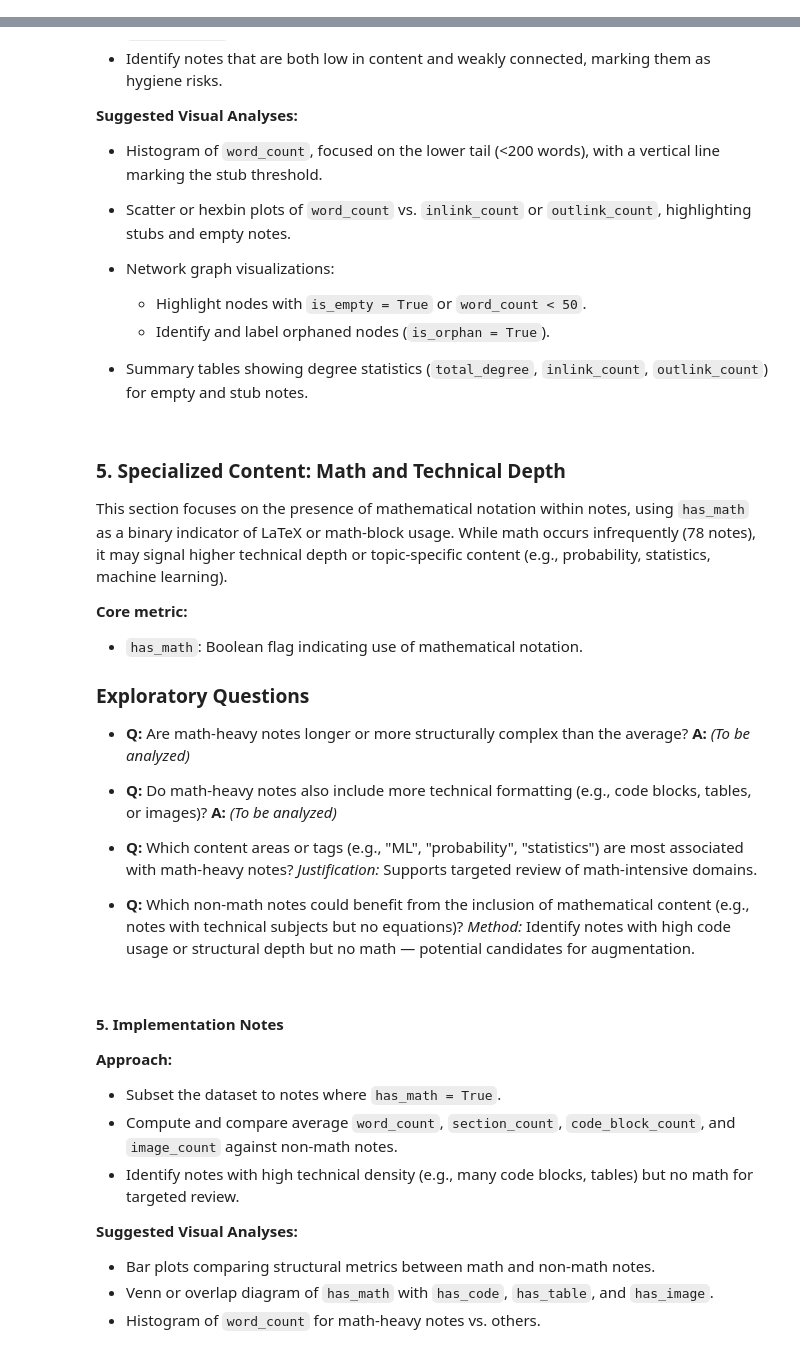
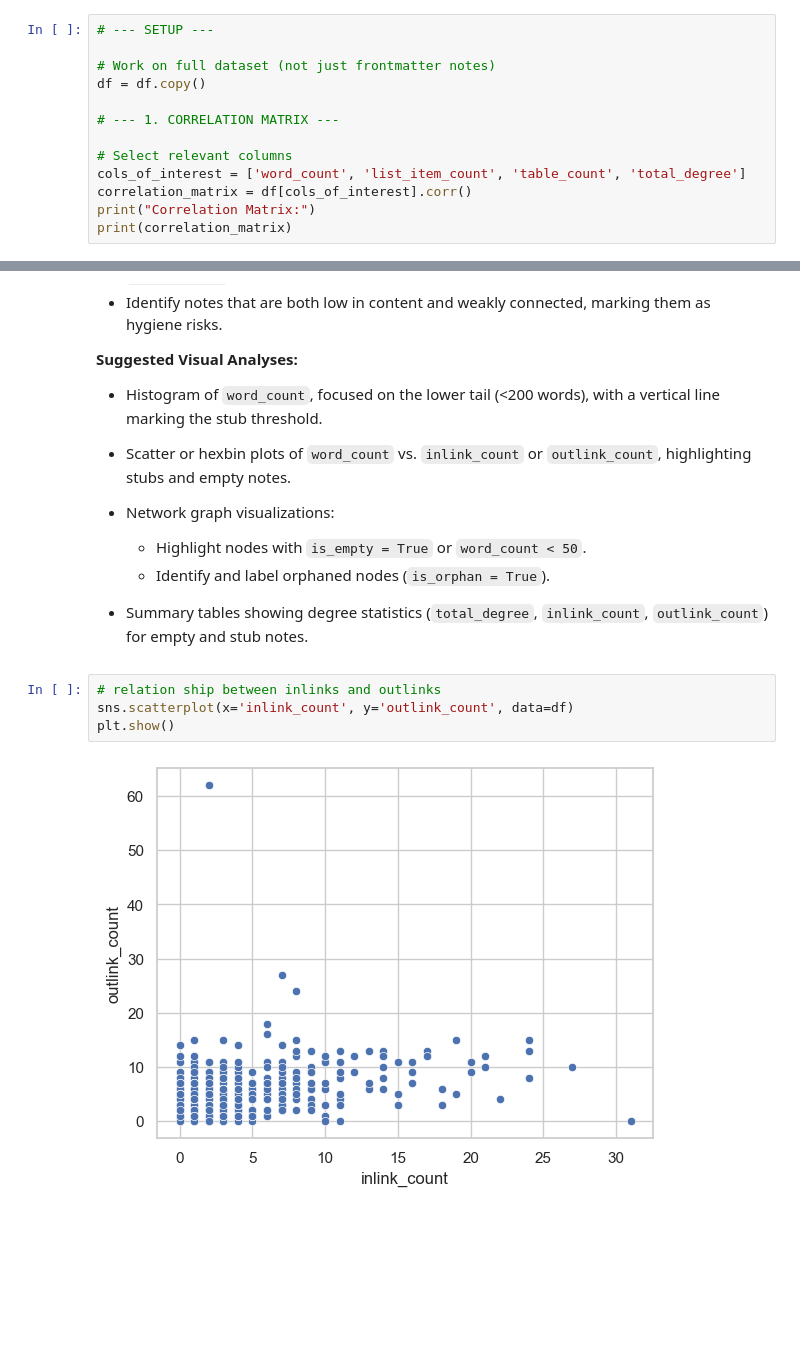
Before and after one commit to rhyslwells/Data-Archive-Graph, a Jupyter notebook: eda/1-coarse-analysis/working.ipynb, the cells around one changed output, grey strips where cells are left out. Saved outputs shown, nothing was run; the diff lists cells and outputs as text; blank space fills up the shorter version.

```diff
--- a/eda/1-coarse-analysis/working.ipynb
+++ b/eda/1-coarse-analysis/working.ipynb
@@ -526,0 +588,13 @@ Key metrics under consideration:
+# %%
+# --- SETUP ---
+
+# Work on full dataset (not just frontmatter notes)
+df = df.copy()
+
+# --- 1. CORRELATION MATRIX ---
+
+# Select relevant columns
+cols_of_interest = ['word_count', 'list_item_count', 'table_count', 'total_degree']
+correlation_matrix = df[cols_of_interest].corr()
+print("Correlation Matrix:")
+print(correlation_matrix)
@@ -578,39 +690,9 @@ This section investigates the structural quality of notes by identifying empty a
   * Highlight nodes with `is_empty = True` or `word_count < 50`.
   * Identify and label orphaned nodes (`is_orphan = True`).
 * Summary tables showing degree statistics (`total_degree`, `inlink_count`, `outlink_count`) for empty and stub notes.
-# %% [markdown]
-### 5. Specialized Content: Math and Technical Depth
-
-This section focuses on the presence of mathematical notation within notes, using `has_math` as a binary indicator of LaTeX or math-block usage. While math occurs infrequently (78 notes), it may signal higher technical depth or topic-specific content (e.g., probability, statistics, machine learning).
-
-**Core metric:**
-
-* `has_math`: Boolean flag indicating use of mathematical notation.
-
-### Exploratory Questions
-
-* **Q:** Are math-heavy notes longer or more structurally complex than the average?
-  **A:** *(To be analyzed)*
-
-* **Q:** Do math-heavy notes also include more technical formatting (e.g., code blocks, tables, or images)?
-  **A:** *(To be analyzed)*
-
-* **Q:** Which content areas or tags (e.g., "ML", "probability", "statistics") are most associated with math-heavy notes?
-  *Justification:* Supports targeted review of math-intensive domains.
-
-* **Q:** Which non-math notes could benefit from the inclusion of mathematical content (e.g., notes with technical subjects but no equations)?
-  *Method:* Identify notes with high code usage or structural depth but no math — potential candidates for augmentation.
-# %% [markdown]
-#### 5. Implementation Notes
-
-**Approach:**
-
-* Subset the dataset to notes where `has_math = True`.
-* Compute and compare average `word_count`, `section_count`, `code_block_count`, and `image_count` against non-math notes.
-* Identify notes with high technical density (e.g., many code blocks, tables) but no math for targeted review.
-
-**Suggested Visual Analyses:**
-
-* Bar plots comparing structural metrics between math and non-math notes.
-* Venn or overlap diagram of `has_math` with `has_code`, `has_table`, and `has_image`.
-* Histogram of `word_count` for math-heavy notes vs. others.
+# %%
+# relation ship between inlinks and outlinks
+sns.scatterplot(x='inlink_count', y='outlink_count', data=df)
+plt.show()
+# %% [output]
+[figure, added]
```
Also changed, not shown: parts of 27 cells of this notebook.
